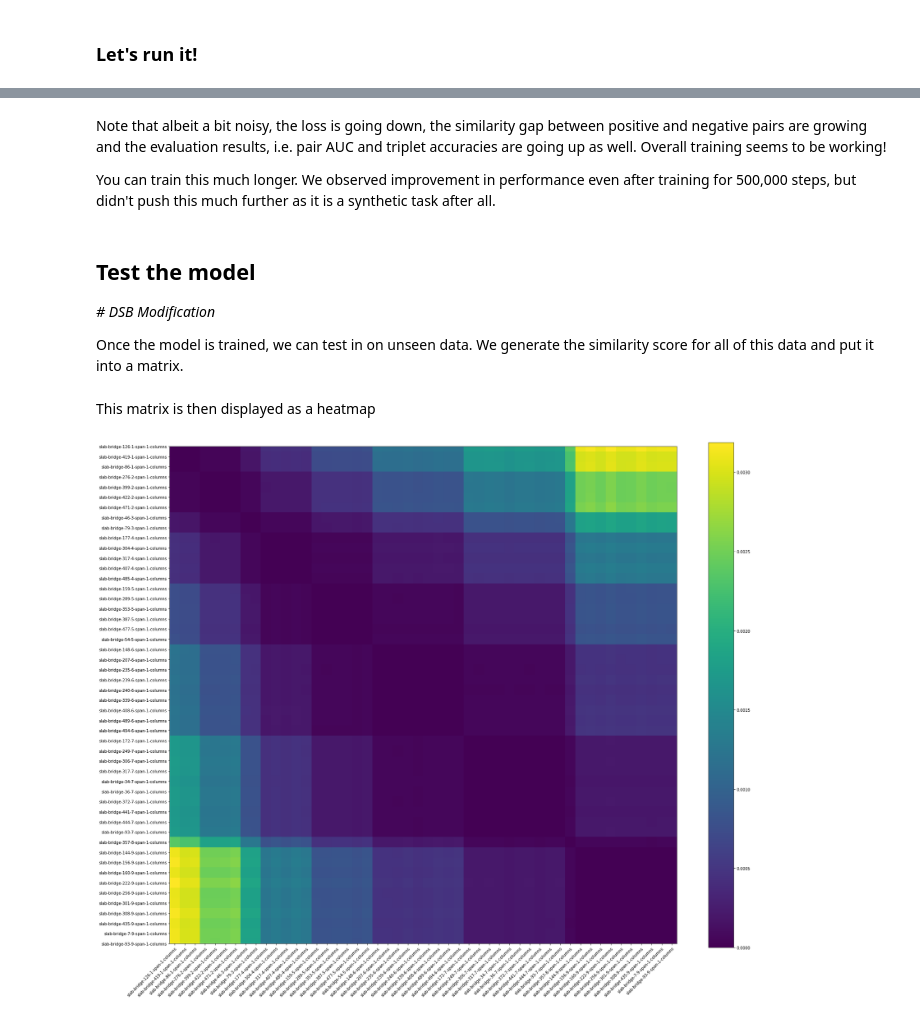
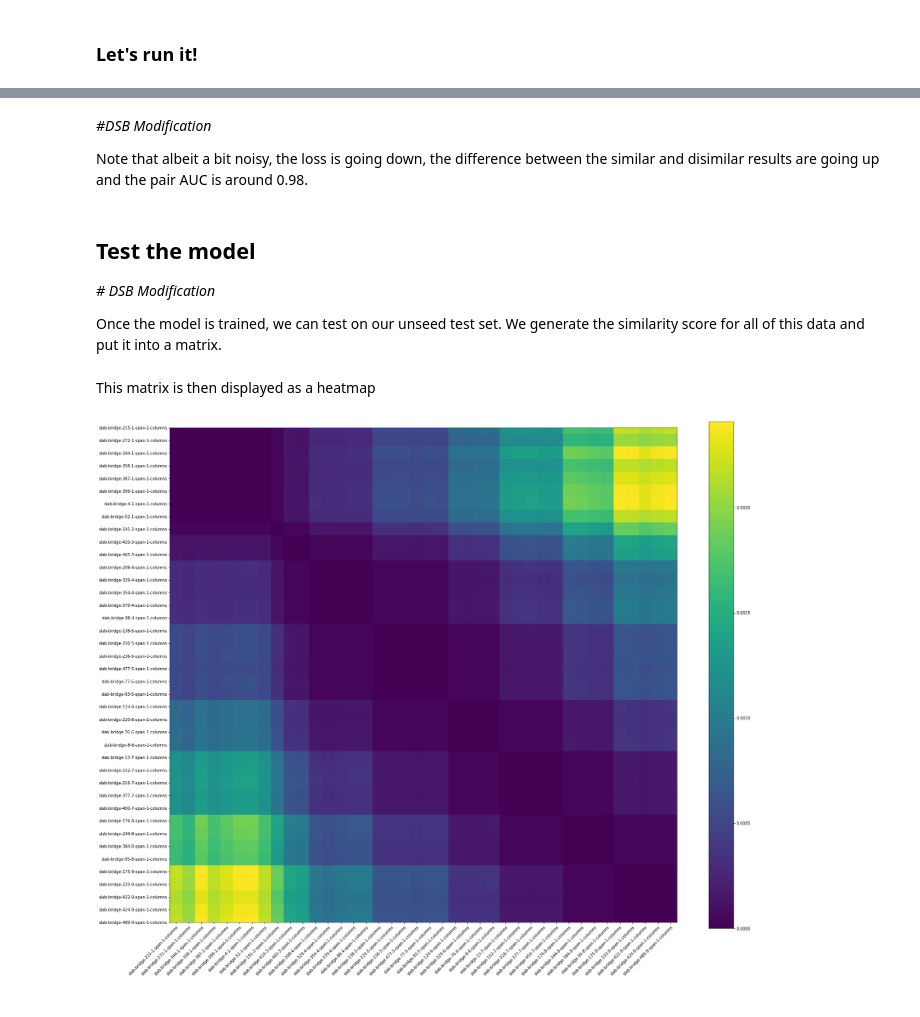
Before and after one commit to dsbrennan/imac-2023-gmn, a Jupyter notebook: graph_matching_networks.ipynb, the cells around one changed output, grey strips where cells are left out. Drawn from its saved outputs; the diff is of its cells as text; code cells hidden in the pictures.

Commit message:
Include a test set in AttributedGraphDataset
A test set is now generated from the loaded dataset and this is used to
generate the heatmap

```diff
--- a/graph_matching_networks.ipynb
+++ b/graph_matching_networks.ipynb
@@ -1655,7 +1674,8 @@ def get_default_config():
             folder="C:\\Users\\Dan Brennan\\Code\\ie-model-learning-data\\data",
             dataset="learning-slab-bridge-500-span-1-9-column-1-1-node-1-3",
             population_regex="[0-9]+-span",
-            validation_percentage=1
+            validation_percentage = 1,
+            test_size = 40
         )
       ),
     #   data=dict(
@@ -1689,7 +1709,7 @@ def get_default_config():
           eval_after=5),
       evaluation=dict(
           batch_size=20),
-      seed=7,
+      seed=6,
       )
 # %% [markdown]
 ### Evaluation
@@ -1949,16 +1969,17 @@ def build_datasets(config):
     validation_set = FixedGraphEditDistanceDataset(**dataset_params)
   elif config['data']['problem'] == "attributed_graph":
     # DSB Modification: included the option to load the attributed graph problem
-    training_set, validation_set = AttributedGraphDataset.load_dataset(
+    training_set, validation_set, test_set = AttributedGraphDataset.load_dataset(
       config['data']['dataset_params']["folder"],
       config['data']['dataset_params']["dataset"],
       config['data']['dataset_params']["population_regex"],
       config['data']['dataset_params']["validation_percentage"],
+      config['data']['dataset_params']["test_size"],
       config['evaluation']['batch_size']
     )
   else:
     raise ValueError('Unknown problem type: %s' % config['data']['problem'])
-  return training_set, validation_set
+  return training_set, validation_set, test_set
 
 
 def fill_feed_dict(placeholders, batch):
@@ -2041,7 +2062,7 @@ random.seed(seed)
 np.random.seed(seed + 1)
 tf.set_random_seed(seed + 2)
 
-training_set, validation_set = build_datasets(config)
+training_set, validation_set, test_set = build_datasets(config)
 
 if config['training']['mode'] == 'pair':
   training_data_iter = training_set.pairs(config['training']['batch_size'])
@@ -2124,17 +2145,16 @@ iter 5000, loss 0.00046080, grad_scale 0.92626673, param_scale 30.74592781, grap
-# %% [markdown]
-Note that albeit a bit noisy, the loss is going down, the similarity gap
-between positive and negative pairs are growing and the evaluation results, i.e. pair AUC and triplet accuracies are going up as well.  Overall training seems to be working!
-
-You can train this much longer.  We observed improvement in performance even after training for 500,000 steps, but didn't push this much further as it is a synthetic task after all.
+# %% [markdown]
+*#DSB Modification*
+
+Note that albeit a bit noisy, the loss is going down, the difference between the similar and disimilar results are going up and the pair AUC is around 0.98.
 # %% [markdown]
 ## Test the model
 *# DSB Modification*
 
-Once the model is trained, we can test in on unseen data. We generate the similarity score for all of this data and put it into a matrix.
+Once the model is trained, we can test on our unseed test set. We generate the similarity score for all of this data and put it into a matrix.
 # %%
 # Get Similarity
 similarity_metrics = []
-for batch in validation_set.pairs(config['evaluation']['batch_size']):
+for batch in test_set.pairs(config['evaluation']['batch_size']):
     feed_dict = fill_feed_dict(placeholders, batch)
     pair_similarity = sess.run(tensors['metrics']['validation']['pair_sim'], feed_dict=feed_dict)
     for similarity in range(0, len(pair_similarity)):
@@ -2146,33 +2166,33 @@ similarity_min = np.min(similarity_metrics)
 scaled_similarity_metrics = [(x / similarity_min) / (similarity_max - similarity_min)  for x in similarity_metrics]
 
 # Order Bridge IDs
-sorted_population_list = sorted(list(dict.fromkeys(validation_set._populations)))
+sorted_population_list = sorted(list(dict.fromkeys(test_set._populations)))
 sorted_id_list = []
 for population in sorted_population_list:
     id_list = []
-    for i in range(0, len(validation_set._populations)):
-        if validation_set._populations[i] != population:
+    for i in range(0, len(test_set._populations)):
+        if test_set._populations[i] != population:
             continue
-        id_list.append(validation_set._ids[i])
+        id_list.append(test_set._ids[i])
     sorted_id_list.extend(sorted(id_list))
 
 # Similarity Matrix
 id_similarity_matrix = np.zeros((len(sorted_id_list), len(sorted_id_list)))
 for i in range(0, len(scaled_similarity_metrics)):
-    id_similarity_matrix[sorted_id_list.index(validation_set._names[i][0])][sorted_id_list.index(validation_set._names[i][1])] = scaled_similarity_metrics[i]
+    id_similarity_matrix[sorted_id_list.index(test_set._names[i][0])][sorted_id_list.index(test_set._names[i][1])] = scaled_similarity_metrics[i]
 # %% [markdown]
 This matrix is then displayed as a heatmap
 # %%
 #Display Heat Map
 fig, ax = plt.subplots(figsize=(25, 20))
 im = ax.imshow(id_similarity_matrix)
-ax.set_xticks(np.arange(len(validation_set._ids)))
+ax.set_xticks(np.arange(len(test_set._ids)))
 ax.set_xticklabels(sorted_id_list)
-ax.set_yticks(np.arange(len(validation_set._ids)))
+ax.set_yticks(np.arange(len(test_set._ids)))
 ax.set_yticklabels(sorted_id_list)
 plt.setp(ax.get_xticklabels(), rotation=45, ha="right", rotation_mode="anchor")
 fig.colorbar(im)
 fig.tight_layout()
 plt.show()
 # %% [output]
-[figure, old version]
+[figure, new version]
```
Also changed, not shown: parts of 5 cells of this notebook.
